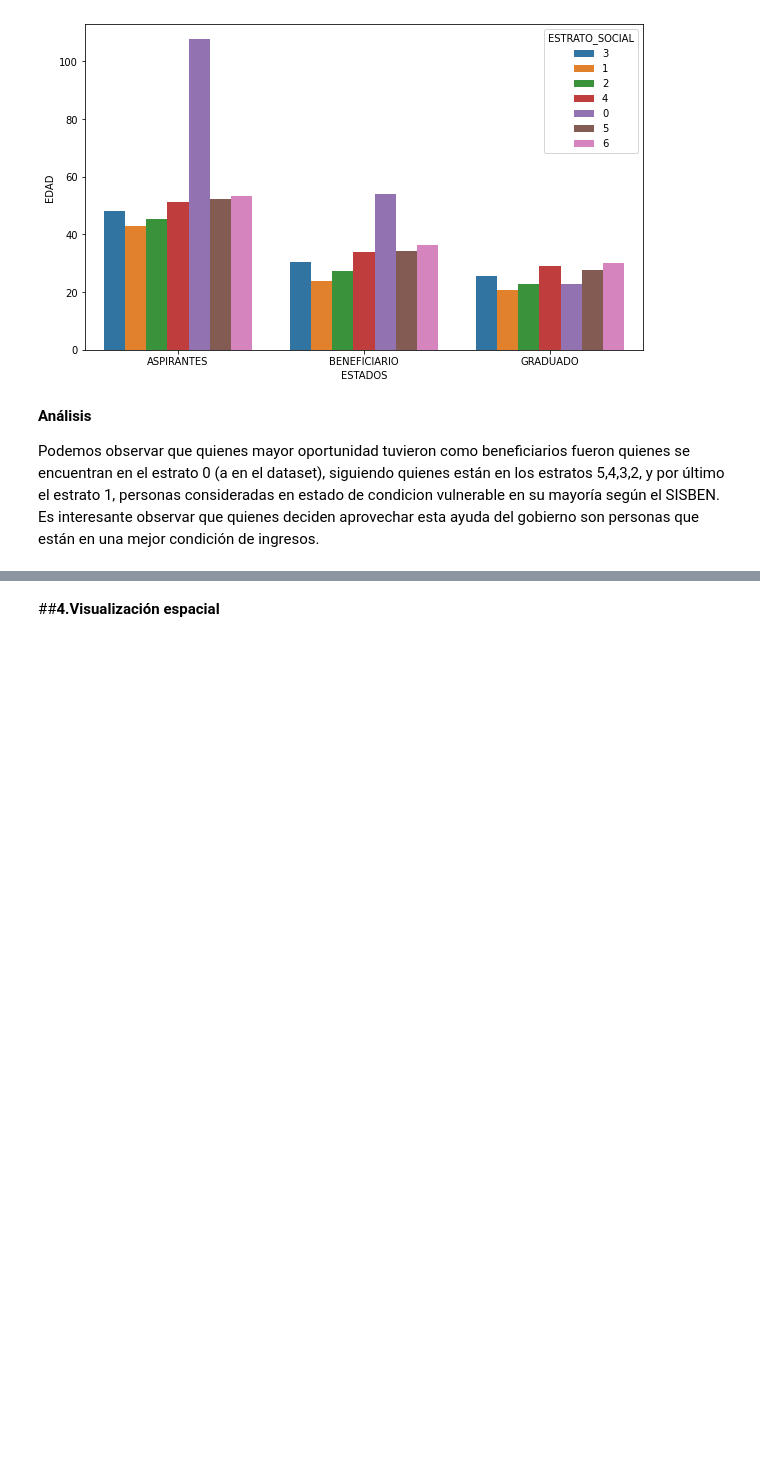
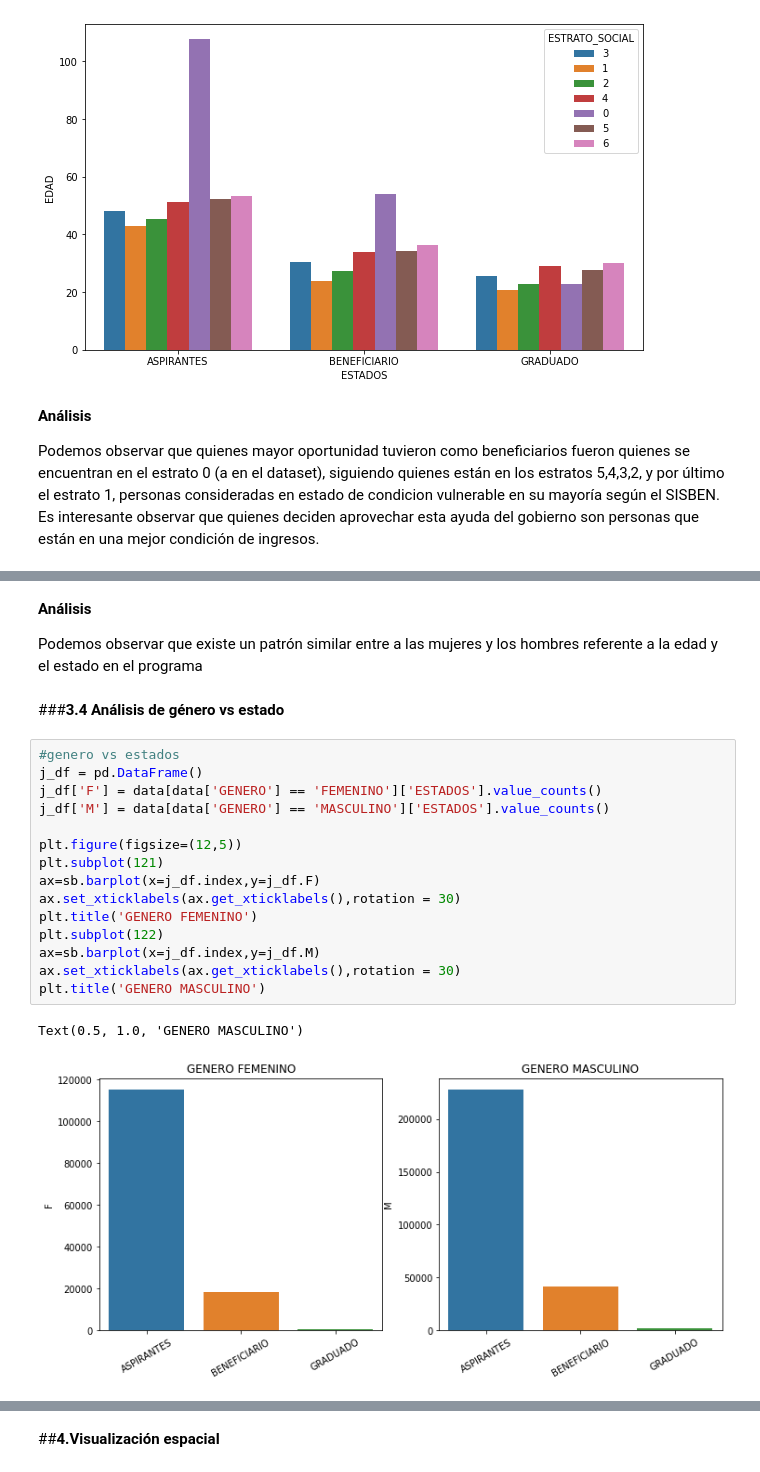
Before and after one commit to viandre7/Viviana_GarciaMonje_KC, a Jupyter notebook: Proyecto_final_Misión_TIC.ipynb, the cells around one changed output, grey strips where cells are left out. Drawn from its saved outputs; the diff is of its cells as text; blank space fills up the shorter version.

```diff
--- a/Proyecto_final_Misión_TIC.ipynb
+++ b/Proyecto_final_Misión_TIC.ipynb
@@ -271,0 +291,24 @@ Es interesante observar que quienes deciden aprovechar esta ayuda del gobierno s
+# %% [markdown]
+**Análisis**
+
+Podemos observar que existe un patrón similar entre a las mujeres y los hombres referente a la edad y el estado en el programa
+# %% [markdown]
+###**3.4 Análisis de género vs estado**
+# %%
+#genero vs estados
+j_df = pd.DataFrame()
+j_df['F'] = data[data['GENERO'] == 'FEMENINO']['ESTADOS'].value_counts()
+j_df['M'] = data[data['GENERO'] == 'MASCULINO']['ESTADOS'].value_counts()
+
+plt.figure(figsize=(12,5))
+plt.subplot(121)
+ax=sb.barplot(x=j_df.index,y=j_df.F)
+ax.set_xticklabels(ax.get_xticklabels(),rotation = 30)
+plt.title('GENERO FEMENINO')
+plt.subplot(122)
+ax=sb.barplot(x=j_df.index,y=j_df.M)
+ax.set_xticklabels(ax.get_xticklabels(),rotation = 30)
+plt.title('GENERO MASCULINO')
+# %% [output]
+Text(0.5, 1.0, 'GENERO MASCULINO')
+[figure, added]
```
Also changed, not shown: parts of 7 cells of this notebook.
